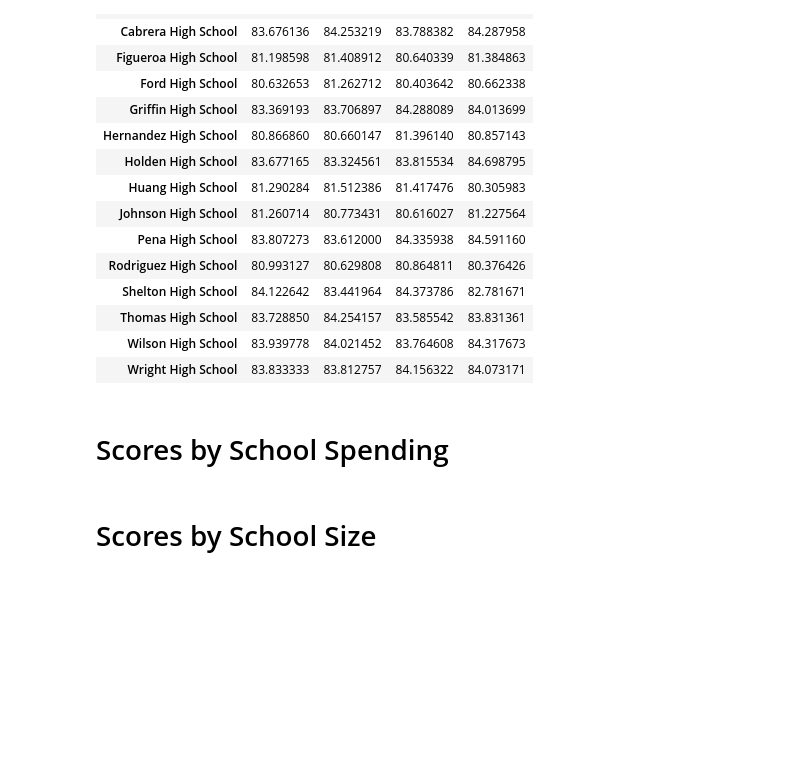
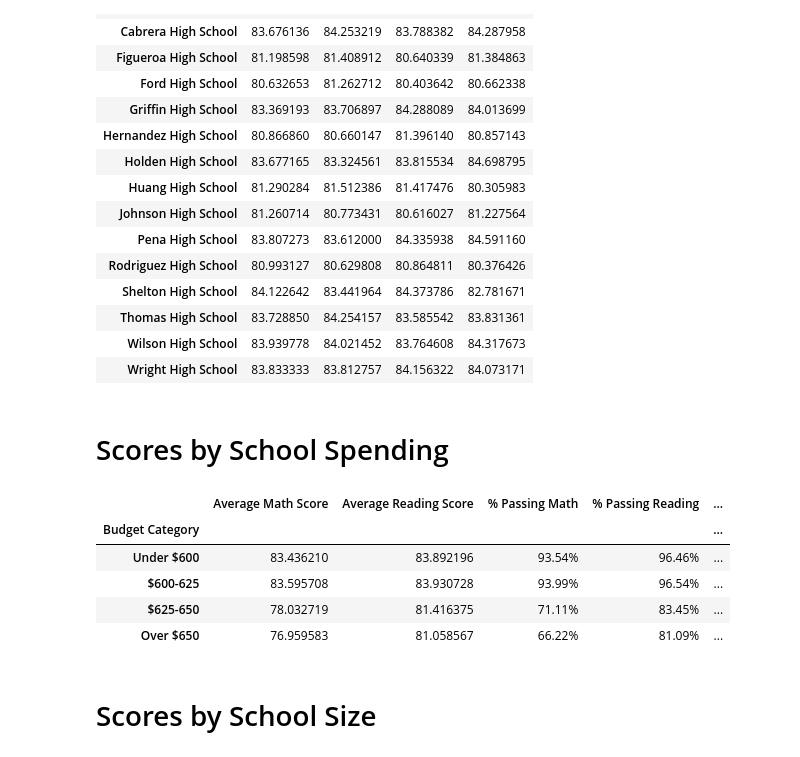
Before and after one commit to anyren/PyCitySchools_analysis, a Jupyter notebook: PyCitySchools/PyCitySchools.ipynb, the cells around one changed output. Drawn from its saved outputs; the diff is of its cells as text; code cells hidden in the pictures; blank space fills up the shorter version.

Commit message:
added scores by school budget

```diff
--- a/PyCitySchools/PyCitySchools.ipynb
+++ b/PyCitySchools/PyCitySchools.ipynb
@@ -100,7 +100,7 @@ passing = school_data_complete[(school_data_complete['math_score']>=70) & (schoo
 passing_both_percent = (passing['math_score']/total_students)*100
 # %%
 # create summary table
-summary_df = pd.DataFrame({
+school_summary_df = pd.DataFrame({
     "School Type": school_type,
     "Total Students": total_students,
     "Total Budget": total_budget,
@@ -243,6 +245,28 @@ reading_performance
 | Wright High School | 83.833333 | 83.812757 | 84.156322 | 84.073171 |
 # %% [markdown]
 # Scores by School Spending
+# %%
+# determine bin values
+bins = [0,599,624,649,675]
+bin_names = ["Under $600","$600-625","$625-650","Over $650"]
+# %%
+# slice df into bins and create a new groupby dataframe with only the necessary columns
+school_summary_df["Budget Category"] = pd.cut(school_summary_df["Budget per Student"], bins, labels = bin_names, include_lowest=True)
+school_budget_grades = school_summary_df.groupby("Budget Category").mean()
+school_budget_grades = school_budget_grades[["Average Math Score","Average Reading Score","% Passing Math","% Passing Reading","% Overall Passing"]]
+# %%
+# format
+school_budget_grades["% Passing Math"] = school_budget_grades["% Passing Math"].map("{:.2f}%".format)
+school_budget_grades["% Passing Reading"] = school_budget_grades["% Passing Reading"].map("{:.2f}%".format)
+school_budget_grades["% Overall Passing"] = school_budget_grades["% Overall Passing"].map("{:.2f}%".format)
+school_budget_grades
+# %% [output]
+|  | Average Math Score | Average Reading Score | % Passing Math | % Passing Reading | ... |
+| Budget Category |  |  |  |  | ... |
+| Under $600 | 83.436210 | 83.892196 | 93.54% | 96.46% | ... |
+| $600-625 | 83.595708 | 83.930728 | 93.99% | 96.54% | ... |
+| $625-650 | 78.032719 | 81.416375 | 71.11% | 83.45% | ... |
+| Over $650 | 76.959583 | 81.058567 | 66.22% | 81.09% | ... |
 # %% [markdown]
 # Scores by School Size
 # %% [markdown]
```
Also changed, not shown: parts of 1 cell of this notebook.
